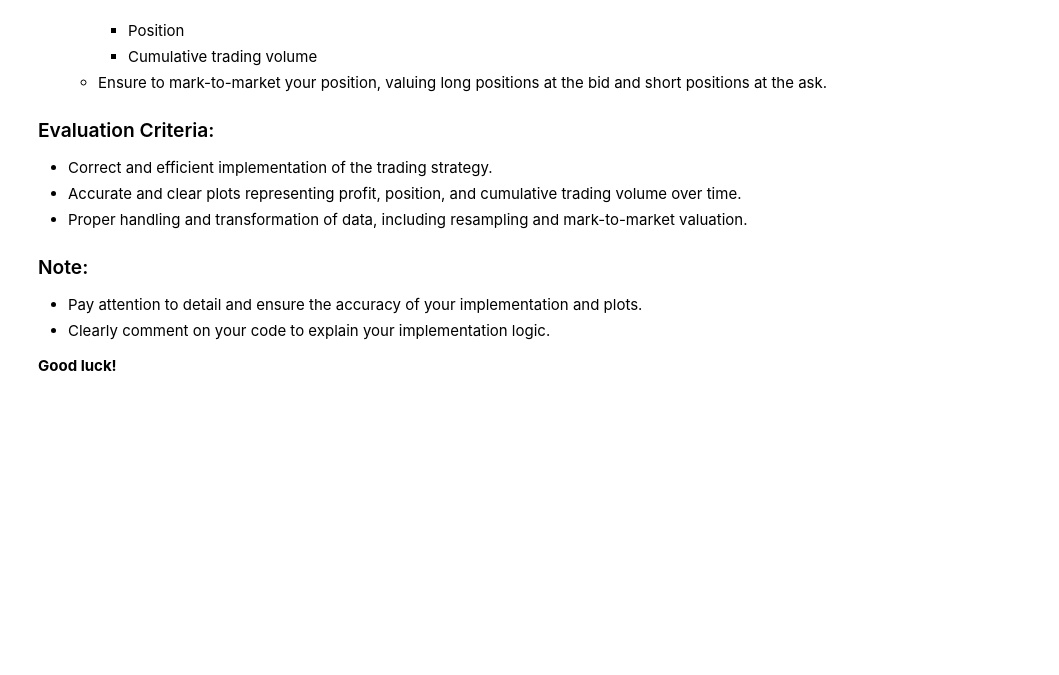
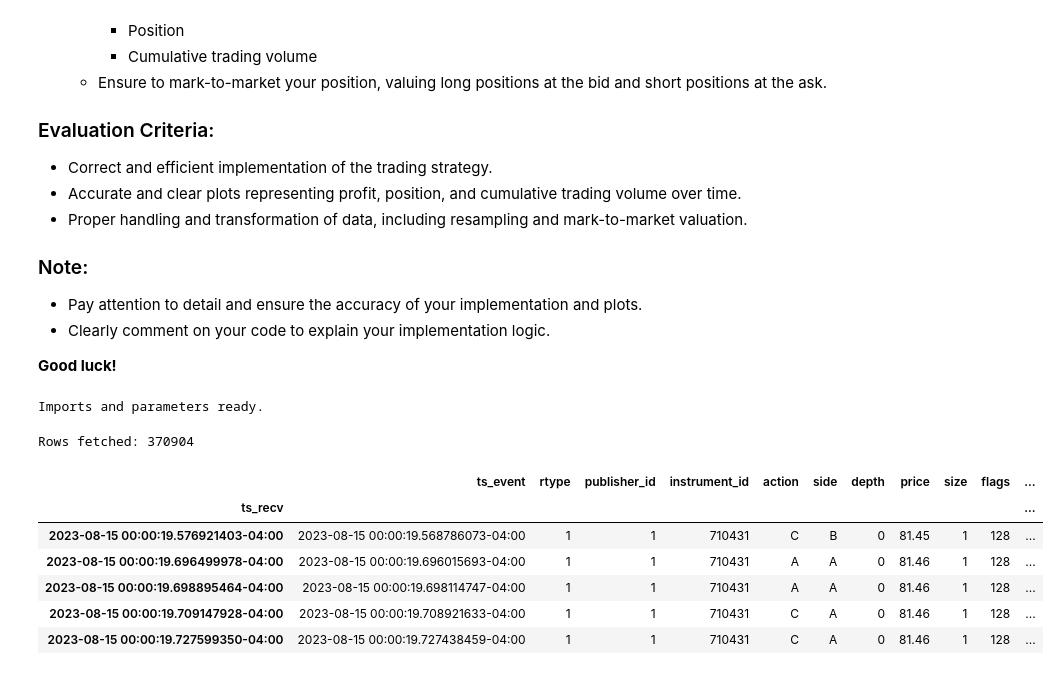
Before and after one commit to SpiroDouvis/FNCE449, a Jupyter notebook: FNCE449_DAY2/FNCE449_Day2_Assignment.ipynb, the cells around one changed output. Drawn from its saved outputs; the diff is of its cells as text; code cells hidden in the pictures; blank space fills up the shorter version.

```diff
--- a/FNCE449_DAY2/FNCE449_Day2_Assignment.ipynb
+++ b/FNCE449_DAY2/FNCE449_Day2_Assignment.ipynb
@@ -41,3 +41,44 @@ A higher bid depth usually indicates a higher demand to buy, potentially leading
 - Clearly comment on your code to explain your implementation logic.
 
 **Good luck!**
+# %%
+import pandas as pd
+import numpy as np
+import matplotlib.pyplot as plt
+import seaborn as sns
+from matplotlib.dates import DateFormatter
+import databento as db
+
+API_KEY = "db-RRkejP3pLR83aa7vkrtyTndLCNaey"
+START = pd.Timestamp("2023-08-15 00:00:00", tz="America/New_York")
+END = pd.Timestamp("2023-08-16 00:00:00", tz="America/New_York")
+THETA = 1.7
+MAX_POS = 10
+
+plt.style.use("seaborn-v0_8-whitegrid")
+print("Imports and parameters ready.")
+# %% [output]
+Imports and parameters ready.
+# %%
+client = db.Historical(key=API_KEY)
+
+book = client.timeseries.get_range(
+    dataset="GLBX.MDP3",
+    schema="mbp-1",
+    symbols="CLX3",
+    start=START,
+    end=END,
+)
+
+book = book.to_df(tz="America/New_York")
+print(f"Rows fetched: {len(book)}")
+book.head()
+# %% [output]
+Rows fetched: 370904
+|  | ts_event | rtype | publisher_id | instrument_id | action | side | depth | price | size | flags | ... |
+| ts_recv |  |  |  |  |  |  |  |  |  |  | ... |
+| 2023-08-15 00:00:19.576921403-04:00 | 2023-08-15 00:00:19.568786073-04:00 | 1 | 1 | 710431 | C | B | 0 | 81.45 | 1 | 128 | ... |
+| 2023-08-15 00:00:19.696499978-04:00 | 2023-08-15 00:00:19.696015693-04:00 | 1 | 1 | 710431 | A | A | 0 | 81.46 | 1 | 128 | ... |
+| 2023-08-15 00:00:19.698895464-04:00 | 2023-08-15 00:00:19.698114747-04:00 | 1 | 1 | 710431 | A | A | 0 | 81.46 | 1 | 128 | ... |
+| 2023-08-15 00:00:19.709147928-04:00 | 2023-08-15 00:00:19.708921633-04:00 | 1 | 1 | 710431 | C | A | 0 | 81.46 | 1 | 128 | ... |
+| 2023-08-15 00:00:19.727599350-04:00 | 2023-08-15 00:00:19.727438459-04:00 | 1 | 1 | 710431 | C | A | 0 | 81.46 | 1 | 128 | ... |
```
Also changed, not shown: parts of 4 cells of this notebook.
